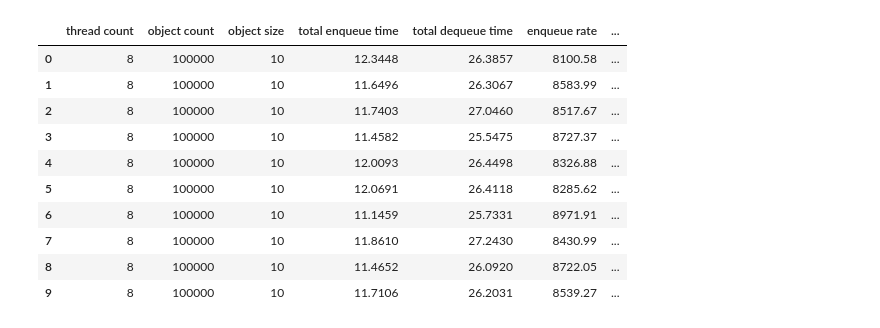
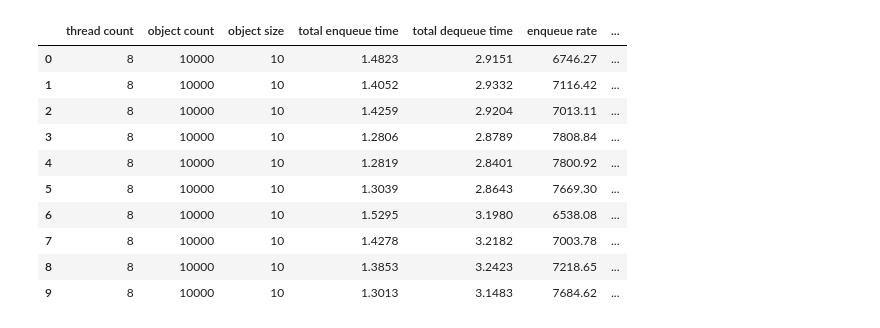
Before and after one commit to hitimr/mp_fifo_queue, a Jupyter notebook: scripts/plots.ipynb, the cells around one changed output. Drawn from its saved outputs; the diff is of its cells as text; code cells hidden in the pictures.

Commit message:
moar measurements

```diff
--- a/scripts/plots.ipynb
+++ b/scripts/plots.ipynb
@@ -5,16 +6,16 @@ import seaborn as sns
 sns.set_theme(style="darkgrid")
 # %%
-infile = "../measurements/FIFO Queue_8_100000.csv"
+infile = "../measurements/FIFO Queue_8_10000.csv"
 pd.read_csv(infile, sep=";")
 # %% [output]
 |  | thread count | object count | object size | total enqueue time | total dequeue time | enqueue rate | ... |
-| 0 | 8 | 100000 | 10 | 12.3448 | 26.3857 | 8100.58 | ... |
-| 1 | 8 | 100000 | 10 | 11.6496 | 26.3067 | 8583.99 | ... |
-| 2 | 8 | 100000 | 10 | 11.7403 | 27.0460 | 8517.67 | ... |
-| 3 | 8 | 100000 | 10 | 11.4582 | 25.5475 | 8727.37 | ... |
-| 4 | 8 | 100000 | 10 | 12.0093 | 26.4498 | 8326.88 | ... |
-| 5 | 8 | 100000 | 10 | 12.0691 | 26.4118 | 8285.62 | ... |
-| 6 | 8 | 100000 | 10 | 11.1459 | 25.7331 | 8971.91 | ... |
-| 7 | 8 | 100000 | 10 | 11.8610 | 27.2430 | 8430.99 | ... |
-| 8 | 8 | 100000 | 10 | 11.4652 | 26.0920 | 8722.05 | ... |
-| 9 | 8 | 100000 | 10 | 11.7106 | 26.2031 | 8539.27 | ... |
+| 0 | 8 | 10000 | 10 | 1.4823 | 2.9151 | 6746.27 | ... |
+| 1 | 8 | 10000 | 10 | 1.4052 | 2.9332 | 7116.42 | ... |
+| 2 | 8 | 10000 | 10 | 1.4259 | 2.9204 | 7013.11 | ... |
+| 3 | 8 | 10000 | 10 | 1.2806 | 2.8789 | 7808.84 | ... |
+| 4 | 8 | 10000 | 10 | 1.2819 | 2.8401 | 7800.92 | ... |
+| 5 | 8 | 10000 | 10 | 1.3039 | 2.8643 | 7669.30 | ... |
+| 6 | 8 | 10000 | 10 | 1.5295 | 3.1980 | 6538.08 | ... |
+| 7 | 8 | 10000 | 10 | 1.4278 | 3.2182 | 7003.78 | ... |
+| 8 | 8 | 10000 | 10 | 1.3853 | 3.2423 | 7218.65 | ... |
+| 9 | 8 | 10000 | 10 | 1.3013 | 3.1483 | 7684.62 | ... |
```
Also changed, not shown: parts of 5 cells of this notebook, 13 other files.
